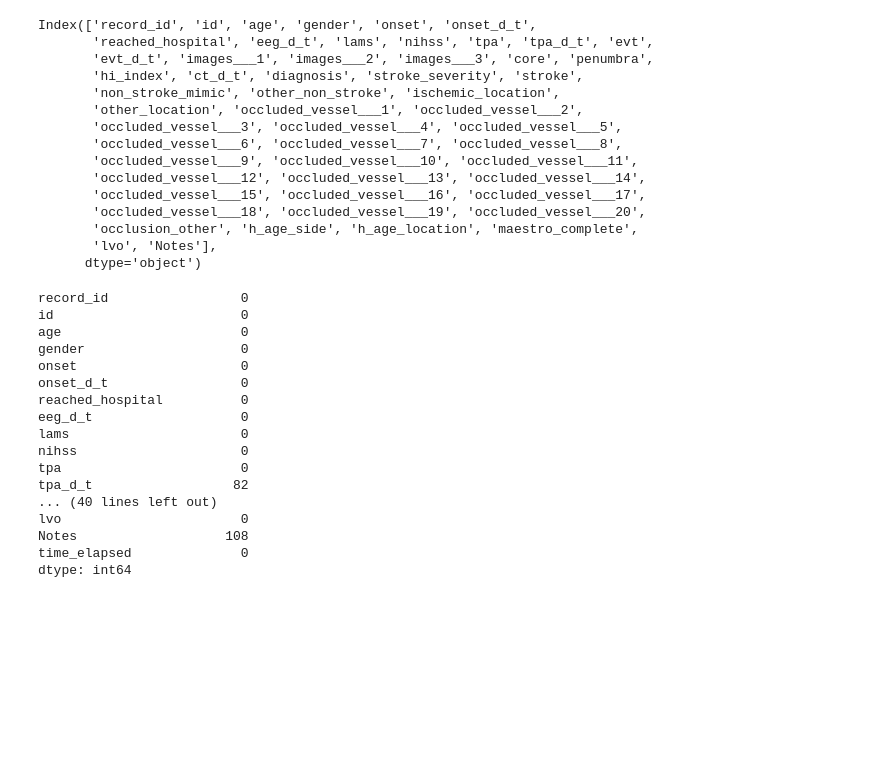
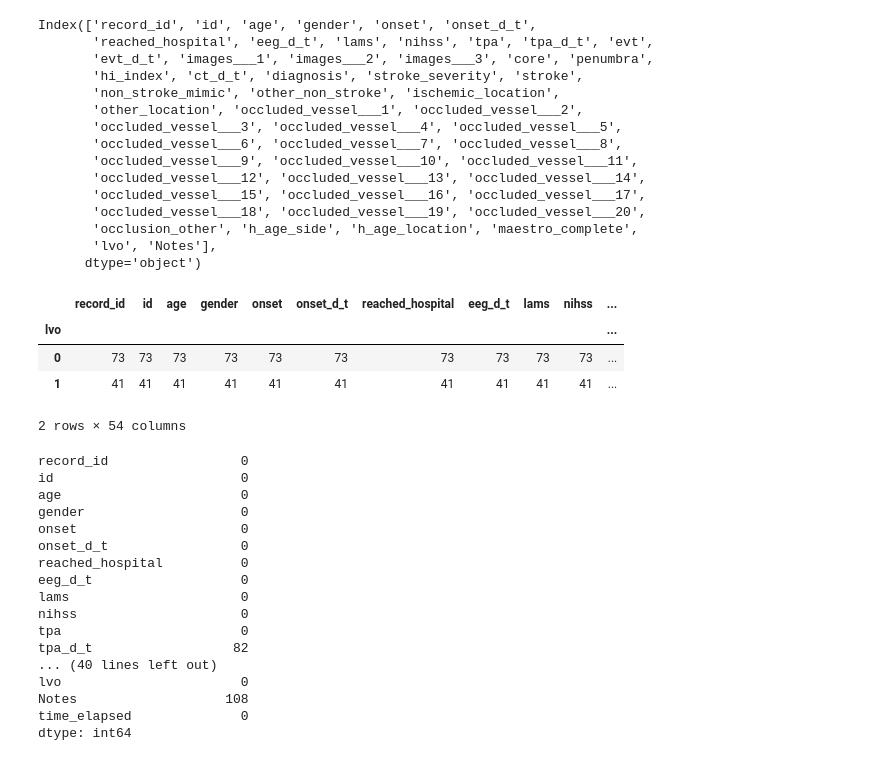
Before and after one commit to J-A-T-T/LVO-EEG, a Jupyter notebook: notebook/clincial_data_analysis.ipynb, the cells around one changed output. Saved outputs shown, nothing was run; the diff lists cells and outputs as text; code cells hidden in the pictures; blank space fills up the shorter version.

```diff
--- a/notebook/clincial_data_analysis.ipynb
+++ b/notebook/clincial_data_analysis.ipynb
@@ -67,7 +67,7 @@ This is clinical dataset used to predict whether a patient has LVO or not based
 32. Notes
 33. time_elapsed
 # %%
-path = r'/data/MAESTRO_DATA.csv'
+path = r'../data/MAESTRO_DATA.csv'
 df = pd.read_csv(path)
 print(df.head(5))
 # %% [output]
@@ -111,6 +111,14 @@ Index(['record_id', 'id', 'age', 'gender', 'onset', 'onset_d_t',
        'occlusion_other', 'h_age_side', 'h_age_location', 'maestro_complete',
        'lvo', 'Notes'],
       dtype='object')
+# %%
+df.groupby('lvo').count()
+# %% [output]
+|  | record_id | id | age | gender | onset | onset_d_t | reached_hospital | eeg_d_t | lams | nihss | ... |
+| lvo |  |  |  |  |  |  |  |  |  |  | ... |
+| 0 | 73 | 73 | 73 | 73 | 73 | 73 | 73 | 73 | 73 | 73 | ... |
+| 1 | 41 | 41 | 41 | 41 | 41 | 41 | 41 | 41 | 41 | 41 | ... |
+2 rows × 54 columns
 # %%
 # time elapsed
 df['onset_d_t'] = pd.to_datetime(df['onset_d_t'])
```
Also changed, not shown: parts of 1 cell of this notebook, 13 other files.
